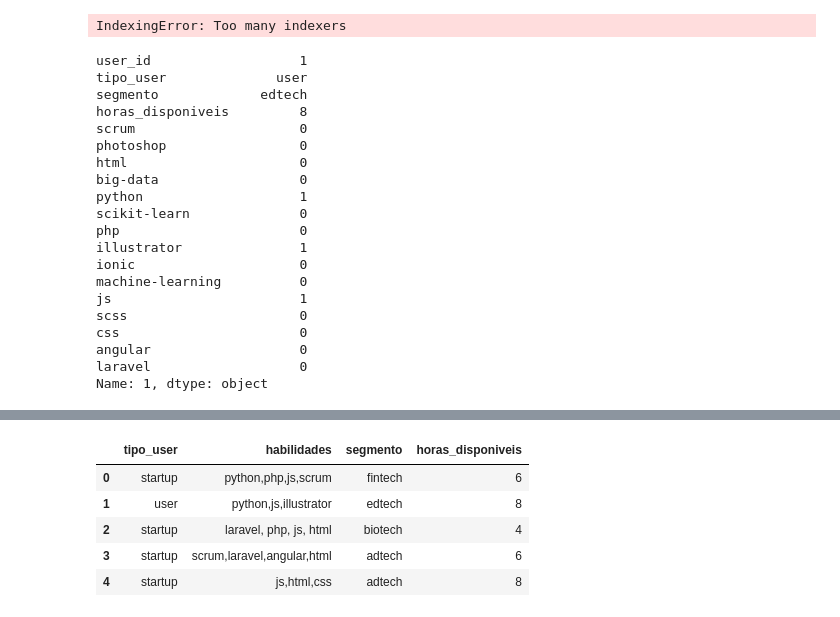
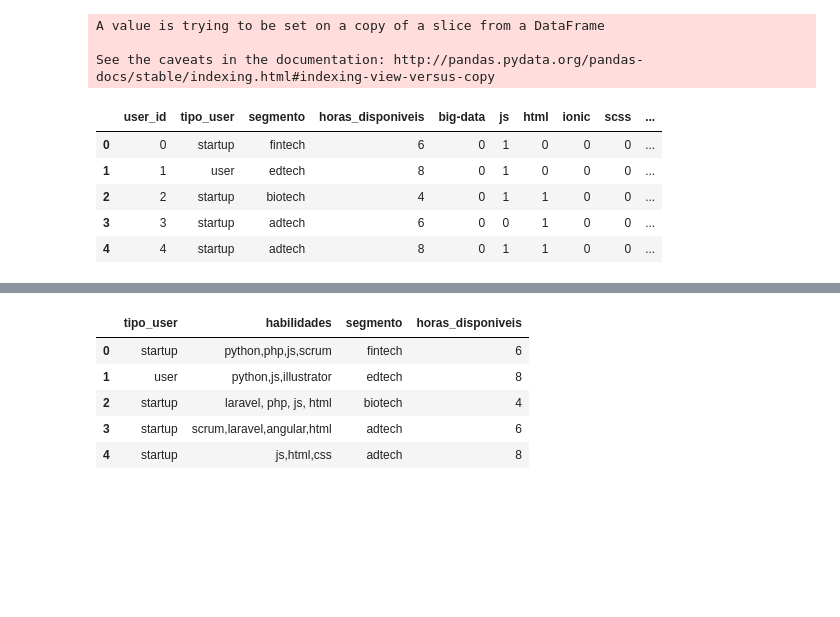
Before and after one commit to shaolinjr/RecommendBySimilarity, a Jupyter notebook: Testando pandas com json.ipynb, the cells around one changed output, grey strips where cells are left out. Drawn from its saved outputs; the diff is of its cells as text; code cells hidden in the pictures; blank space fills up the shorter version.

```diff
--- a/Testando pandas com json.ipynb
+++ b/Testando pandas com json.ipynb
@@ -9,64 +34,37 @@ import json
 # %%
 dados_json = pd.read_json("dados.json")
 
 # columns = reversed(dados_json.columns)
 dados_json['user_id'] = range(0,len(dados_json))
 dados_json = dados_json.reindex_axis(['user_id','tipo_user','habilidades','segmento','horas_disponiveis'], axis=1) #reordenamos somente pra melhorar a visualização e ficar igual csv
 
 classes = set([x.strip() for y in dados_json['habilidades'] for x in y])
 #aqui ainda nao existe uma coluna pra cada classe
 #criando as colunas com o nome das classes
 for classe in classes: dados_json[classe] = 0
 
-# for line in dados_json['habilidades']
-
-# for i in range(len(dados_json['habilidades'])):
-#     classes_line = dados_json['habilidades'][i].split(',')
-
-#     for j in range(len(classes_line)):
-
-#         classes.append(classes_line[j].strip())
-
-
-
-
 # # Modifying columns to '1' when habilidade is found
 
-for i in range(len(dados_json['habilidades'])):
-    classes_line = dados_json.loc[:i,'habilidades']
-    print(classes_line);
-    print("-------------")
-#     for j in range(len(classes_line)):
-#         classe = classes_line[j]
-#         if classe in classes:
-#             dados_json.loc[:, (classe)][i] = 1
+for i in range(len(dados_json['habilidades'])): # para cada linha, ou seja, cada usuario
+    classes_line = dados_json.loc[i,'habilidades'] #pegamos suas habilidades
+#     print(classes_line);
+#     print("-------------")
+    for j in range(len(classes_line)): #para cada habilidade daquele usuario
+        classe = classes_line[j] #pegamos a atual habilidade do usuario
+        if classe in classes: #verificamos se a habilidade atual existe no nosso vetor de classes global
+            dados_json.loc[:, (classe)][i] = 1
 
-# del dados_json['habilidades']
-# dados_json.head()
+del dados_json['habilidades']
+dados_json.head()
 # print(classes)
 # dados_json
 # %% [output]
-IndexingError: Too many indexers
+A value is trying to be set on a copy of a slice from a DataFrame
+
+See the caveats in the documentation: http://pandas.pydata.org/pandas-docs/stable/indexing.html#indexing-view-versus-copy
+|  | user_id | tipo_user | segmento | horas_disponiveis | big-data | js | html | ionic | scss | ... |
+| 0 | 0 | startup | fintech | 6 | 0 | 1 | 0 | 0 | 0 | ... |
+| 1 | 1 | user | edtech | 8 | 0 | 1 | 0 | 0 | 0 | ... |
+| 2 | 2 | startup | biotech | 4 | 0 | 1 | 1 | 0 | 0 | ... |
+| 3 | 3 | startup | adtech | 6 | 0 | 0 | 1 | 0 | 0 | ... |
+| 4 | 4 | startup | adtech | 8 | 0 | 1 | 1 | 0 | 0 | ... |
-# %%
-dados_json.iloc[1]
-# %% [output]
-user_id                   1
-tipo_user              user
-segmento             edtech
-horas_disponiveis         8
-scrum                     0
-photoshop                 0
-html                      0
-big-data                  0
-python                    1
-scikit-learn              0
-php                       0
-illustrator               1
-ionic                     0
-machine-learning          0
-js                        1
-scss                      0
-css                       0
-angular                   0
-laravel                   0
-Name: 1, dtype: object
```
Also changed, not shown: parts of 13 cells of this notebook, 2 other files.
